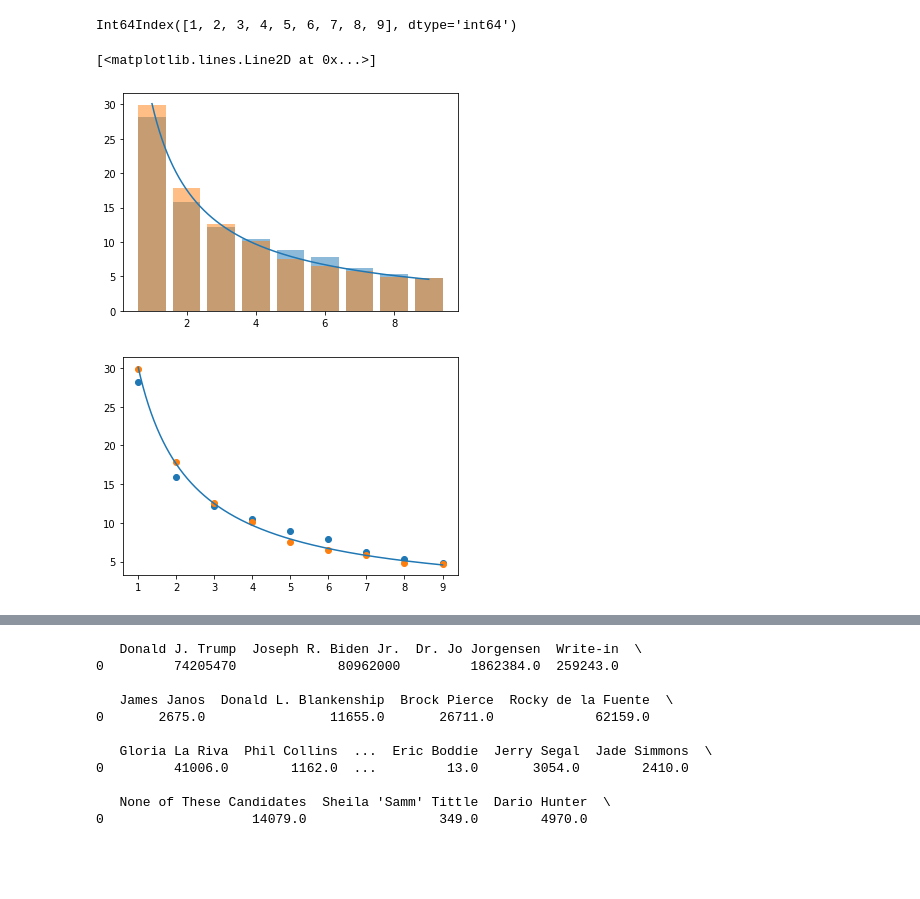
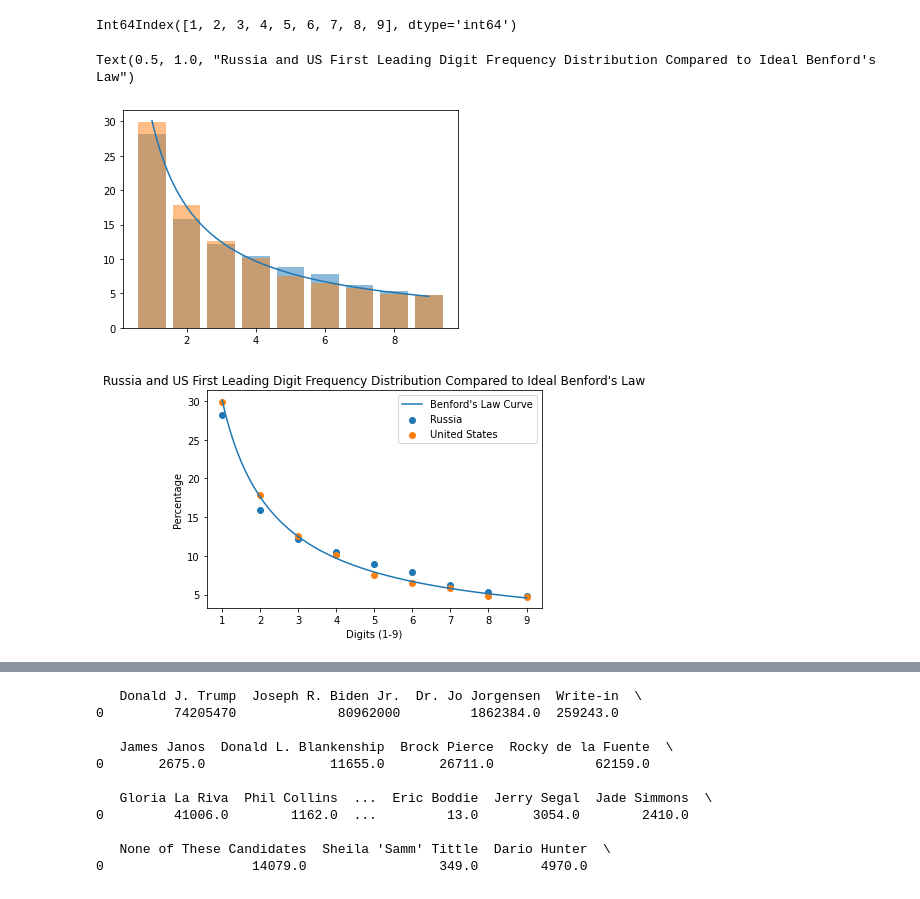
Before and after one commit to Abitamim/SoftDesProject1, a Jupyter notebook: main_notebook.ipynb, the cells around one changed output, grey strips where cells are left out. Drawn from its saved outputs; the diff is of its cells as text; code cells hidden in the pictures; blank space fills up the shorter version.

Commit message:
Added labels and titles for some of the plots

```diff
--- a/main_notebook.ipynb
+++ b/main_notebook.ipynb
@@ -14,26 +16,31 @@ leading_digits_russia = helper.find_all_leading_digits(russia_data['votes'], 1)
 # %%
 us_percentages = helper.data_to_percentage(leading_digits_us)
 russia_percentages = helper.data_to_percentage(leading_digits_russia)
 print(us_percentages.index)
 
 ideal_values = helper.get_theoretical_benford_law_values(1000)
 
 plt.bar(russia_percentages.index, russia_percentages, alpha=0.5)
 plt.bar(us_percentages.index, us_percentages, alpha=0.5)
 
 plt.plot(ideal_values.index, ideal_values)
 
 plt.figure()
 
 plt.scatter(russia_percentages.index, russia_percentages)
 plt.scatter(us_percentages.index, us_percentages)
 
 plt.plot(ideal_values.index, ideal_values)
+
+plt.legend(["Benford's Law Curve",'Russia','United States'])
+plt.xlabel('Digits (1-9)')
+plt.ylabel('Percentage')
+plt.title("Russia and US First Leading Digit Frequency Distribution Compared to Ideal Benford's Law")
 # %% [output]
 Int64Index([1, 2, 3, 4, 5, 6, 7, 8, 9], dtype='int64')
-[<matplotlib.lines.Line2D at 0x...>]
+Text(0.5, 1.0, "Russia and US First Leading Digit Frequency Distribution Compared to Ideal Benford's Law")
 [figure]
-[figure, old version]
+[figure, new version]
 # %%
 us_states_data = helper.get_votes_per_parameter(us_data, 3)
 us_states_votes_sum = helper.sum_votes(us_data, 3) / 1000000
```
Also changed, not shown: parts of 3 cells of this notebook.
